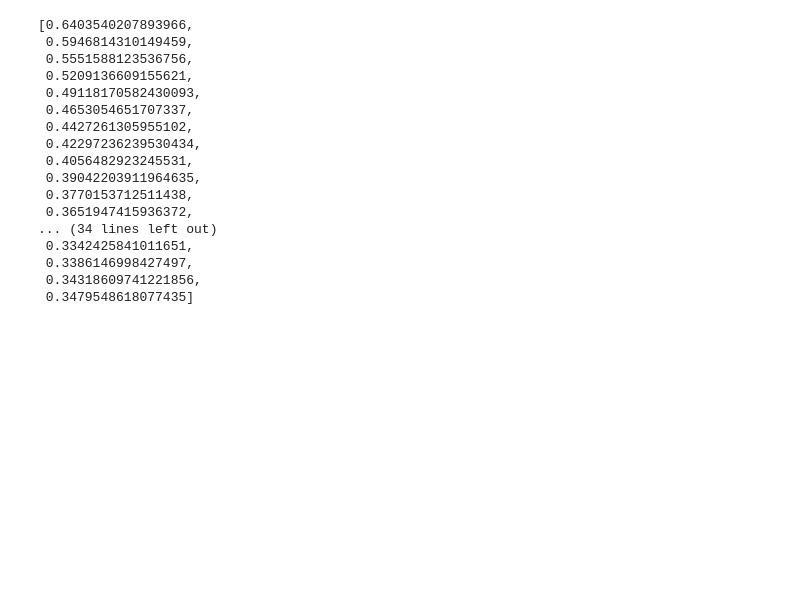
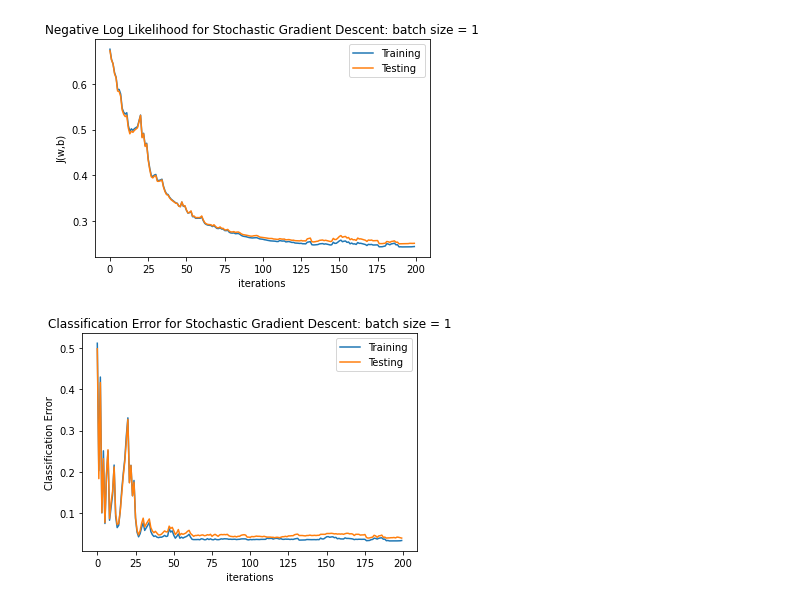
Before and after one commit to KatieJ16/CSE546, a Jupyter notebook: HW2_GD.ipynb, the cells around one changed output. Saved outputs shown, nothing was run; the diff lists cells and outputs as text; code cells hidden in the pictures; blank space fills up the shorter version.

```diff
--- a/HW2_GD.ipynb
+++ b/HW2_GD.ipynb
@@ -122,20 +116,39 @@ plt.show()
-# %%
-J_list
-# %% [output]
-[0.6403540207893966,
- 0.5946814310149459,
- 0.5551588123536756,
- 0.5209136609155621,
- 0.49118170582430093,
- 0.4653054651707337,
- 0.4427261305955102,
- 0.42297236239530434,
- 0.4056482923245531,
- 0.39042203911964635,
- 0.3770153712511438,
- 0.3651947415936372,
-... (34 lines left out)
- 0.3342425841011651,
- 0.3386146998427497,
- 0.34318609741221856,
- 0.3479548618077435]
+# %%
+#For stochastic gradient descent
+w = np.zeros(d)
+b = 0
+J_list = []
+J_test_list = []
+error_list = []
+error_test_list = []
+
+batch_size = 1
+num_runs = 200#len(y)
+for i in range(num_runs):
+    idx = np.random.randint(len(y))
+    x_this = np.reshape(x[idx], (1,d))
+    y_this = y[idx]
+    w,b = update_weights(w, b, x_this, y_this, lam, eta, scale_reg = len(y))
+    J_list.append(find_J(w,b, x, y, lam))
+    J_test_list.append(find_J(w,b, x_test, y_test, lam))
+    error_list.append(find_error(w, b, x, y))
+    error_test_list.append(find_error(w, b, x_test, y_test))
+
+plt.plot(J_list, label = "Training")
+plt.plot(J_test_list,  label = "Testing")
+plt.xlabel('iterations')
+plt.ylabel('J(w,b)')
+plt.title('Negative Log Likelihood for Stochastic Gradient Descent: batch size = 1')
+plt.legend()
+plt.show()
+
+plt.plot(error_list, label = "Training")
+plt.plot(error_test_list,  label = "Testing")
+plt.xlabel('iterations')
+plt.ylabel('Classification Error')
+plt.title('Classification Error for Stochastic Gradient Descent: batch size = 1')
+plt.legend()
+plt.show()
+# %% [output]
+[figure, added]
+[figure, added]
```
Also changed, not shown: parts of 6 cells of this notebook, 1 other file.
